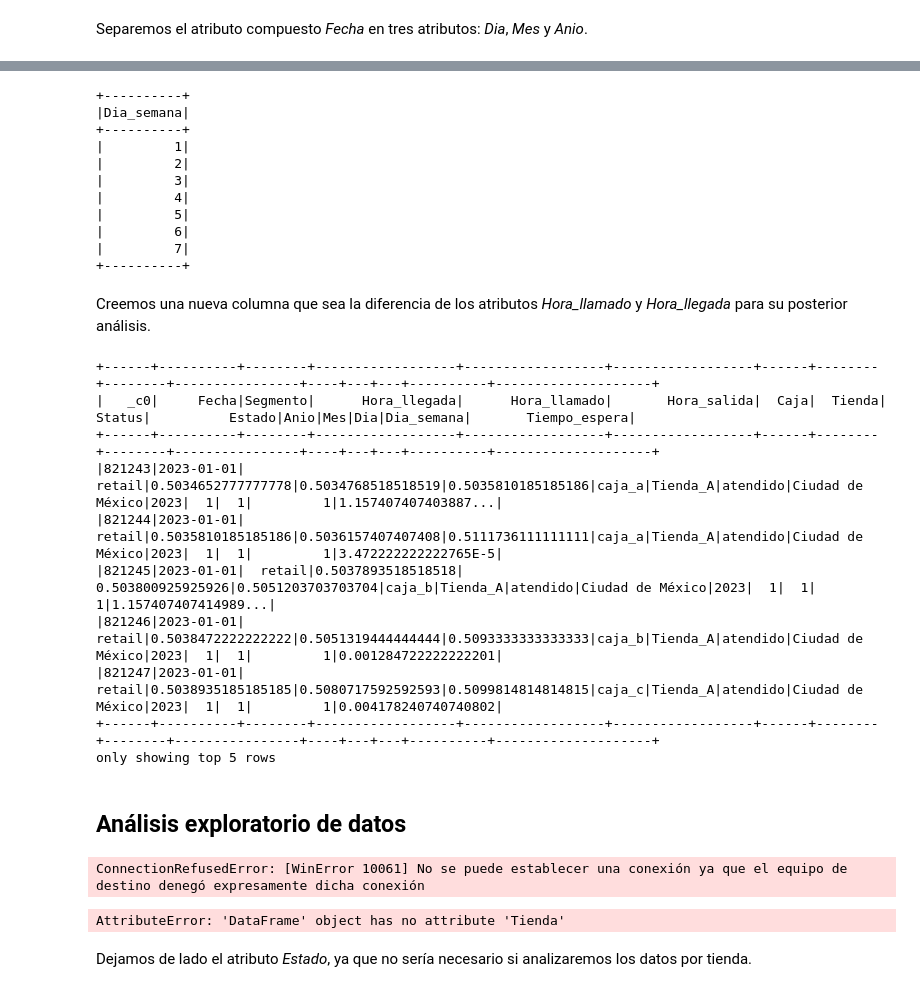
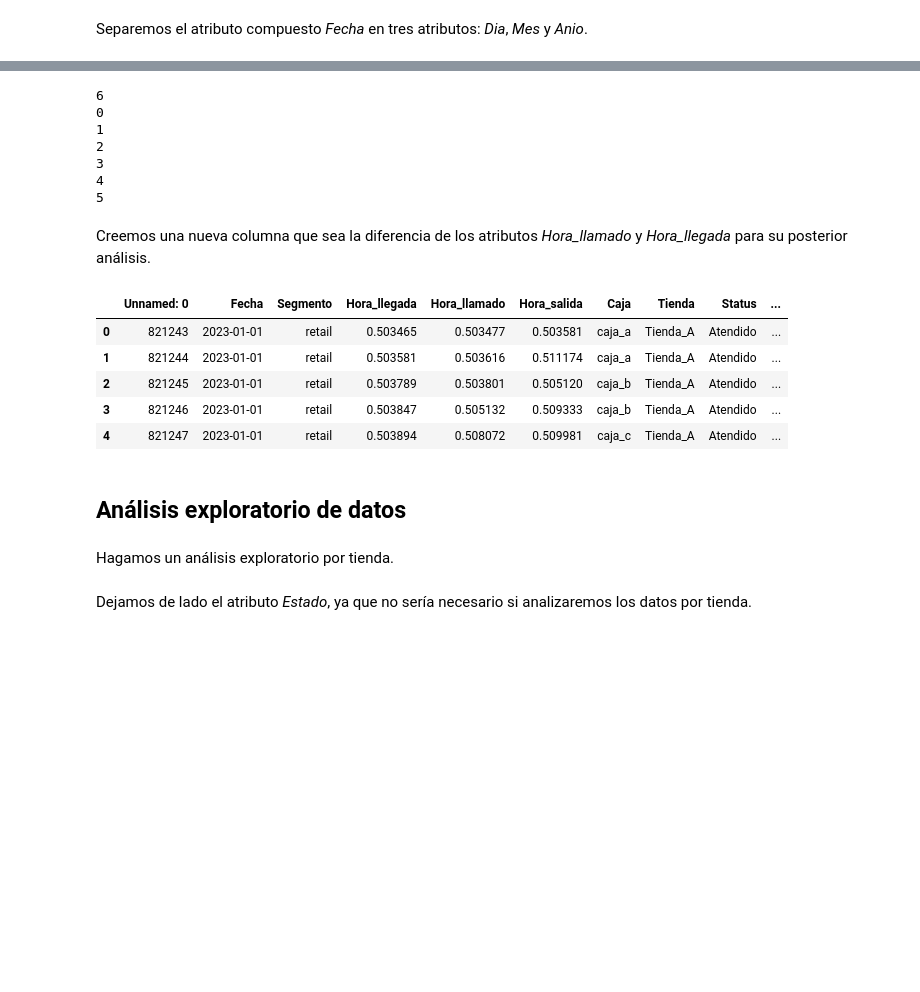
Before and after one commit to TheMexicanTarzan/Reto-COPPEL, a Jupyter notebook: Análisis_COPPEL.ipynb, the cells around one changed output, grey strips where cells are left out. Saved outputs shown, nothing was run; the diff lists cells and outputs as text; code cells hidden in the pictures; blank space fills up the shorter version.

```diff
--- a/Análisis_COPPEL.ipynb
+++ b/Análisis_COPPEL.ipynb
@@ -250,0 +174,5 @@ print((df.count(), len(df.columns)))
+# %%
+retail = retail[(retail['Hora_llegada'] < retail['Hora_llamado']) &
+        (retail['Hora_llegada'] < retail['Hora_salida']) &
+        (retail['Hora_llamado'] < retail['Hora_salida'])]
+retail.shape[0]
@@ -255,7 +185,7 @@ Se eliminaron 400,000 observaciones, aproximadamente.
 # %% [markdown]
 Separemos el atributo compuesto *Fecha* en tres atributos: *Dia*, *Mes* y *Anio*.
 # %%
-df = df.withColumn("Anio", year(col("Fecha")))
-df = df.withColumn("Mes", month(col("Fecha")))
-df = df.withColumn("Dia", day(col("Fecha")))
-df.show(5)
+
+retail['Anio'] = retail['Fecha'].dt.year  # Extraer el año
+retail['Mes'] = retail['Fecha'].dt.month  # Extraer el mes
+retail['Dia'] = retail['Fecha'].dt.day
@@ -335,49 +234,35 @@ only showing top 5 rows
 # %%
-df.select(col("Dia_semana")).distinct().orderBy(col("Dia_semana")).show()
+imprimir_datos(retail['Dia_semana'].unique())
 # %% [output]
-+----------+
-|Dia_semana|
-+----------+
-|         1|
-|         2|
-|         3|
-|         4|
-|         5|
-|         6|
-|         7|
-+----------+
+6
+0
+1
+2
+3
+4
+5
 # %% [markdown]
 Creemos una nueva columna que sea la diferencia de los atributos *Hora_llamado* y *Hora_llegada* para su posterior análisis.
 # %%
-df = df.withColumn("Tiempo_espera", col("Hora_llamado") - col("Hora_llegada"))
-df.show(5)
+retail['Tiempo_espera'] = retail['Hora_llamado'] - retail['Hora_llegada']
-# %% [output]
-+------+----------+--------+------------------+------------------+------------------+------+--------+--------+----------------+----+---+---+----------+--------------------+
-|   _c0|     Fecha|Segmento|      Hora_llegada|      Hora_llamado|       Hora_salida|  Caja|  Tienda|  Status|          Estado|Anio|Mes|Dia|Dia_semana|       Tiempo_espera|
-+------+----------+--------+------------------+------------------+------------------+------+--------+--------+----------------+----+---+---+----------+--------------------+
-|821243|2023-01-01|  retail|0.5034652777777778|0.5034768518518519|0.5035810185185186|caja_a|Tienda_A|atendido|Ciudad de México|2023|  1|  1|         1|1.157407407403887...|
-|821244|2023-01-01|  retail|0.5035810185185186|0.5036157407407408|0.5111736111111111|caja_a|Tienda_A|atendido|Ciudad de México|2023|  1|  1|         1|3.472222222222765E-5|
-|821245|2023-01-01|  retail|0.5037893518518518| 0.503800925925926|0.5051203703703704|caja_b|Tienda_A|atendido|Ciudad de México|2023|  1|  1|         1|1.157407407414989...|
-|821246|2023-01-01|  retail|0.5038472222222222|0.5051319444444444|0.5093333333333333|caja_b|Tienda_A|atendido|Ciudad de México|2023|  1|  1|         1|0.001284722222222201|
-|821247|2023-01-01|  retail|0.5038935185185185|0.5080717592592593|0.5099814814814815|caja_c|Tienda_A|atendido|Ciudad de México|2023|  1|  1|         1|0.004178240740740802|
-+------+----------+--------+------------------+------------------+------------------+------+--------+--------+----------------+----+---+---+----------+--------------------+
-only showing top 5 rows
+# %%
+retail.head()
+# %% [output]
+|  | Unnamed: 0 | Fecha | Segmento | Hora_llegada | Hora_llamado | Hora_salida | Caja | Tienda | Status | ... |
+| 0 | 821243 | 2023-01-01 | retail | 0.503465 | 0.503477 | 0.503581 | caja_a | Tienda_A | Atendido | ... |
+| 1 | 821244 | 2023-01-01 | retail | 0.503581 | 0.503616 | 0.511174 | caja_a | Tienda_A | Atendido | ... |
+| 2 | 821245 | 2023-01-01 | retail | 0.503789 | 0.503801 | 0.505120 | caja_b | Tienda_A | Atendido | ... |
+| 3 | 821246 | 2023-01-01 | retail | 0.503847 | 0.505132 | 0.509333 | caja_b | Tienda_A | Atendido | ... |
+| 4 | 821247 | 2023-01-01 | retail | 0.503894 | 0.508072 | 0.509981 | caja_c | Tienda_A | Atendido | ... |
 # %% [markdown]
 ## Análisis exploratorio de datos
-# %%
-df_pandas = df.toPandas()
-# %% [output]
-ConnectionRefusedError: [WinError 10061] No se puede establecer una conexión ya que el equipo de destino denegó expresamente dicha conexión
+# %% [markdown]
+Hagamos un análisis exploratorio por tienda.
 # %%
-datos_por_tienda = dict()
+retail_por_tienda = dict()
 count = 0
-for tienda in df_pandas.Tienda.unique():
-    if count > 3:
-        break
-    datos_por_tienda[tienda] = df_pandas[df_pandas.Tienda == tienda]
-    count += 1
+for tienda in retail['Tienda'].unique():
+    retail_por_tienda[tienda] = retail[retail['Tienda'] == tienda]
-# %% [output]
-AttributeError: 'DataFrame' object has no attribute 'Tienda'
 # %% [markdown]
 Dejamos de lado el atributo *Estado*, ya que no sería necesario si analizaremos los datos por tienda.
 # %%
```
Also changed, not shown: parts of 79 cells of this notebook.
